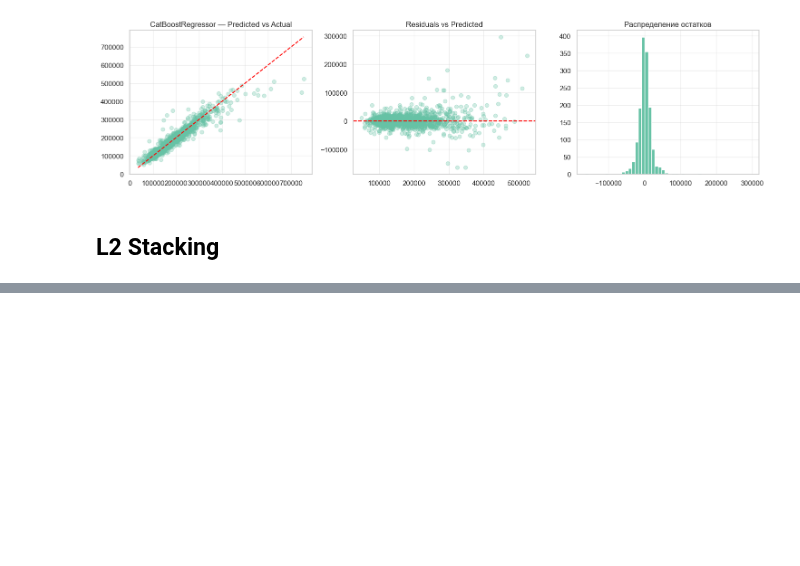
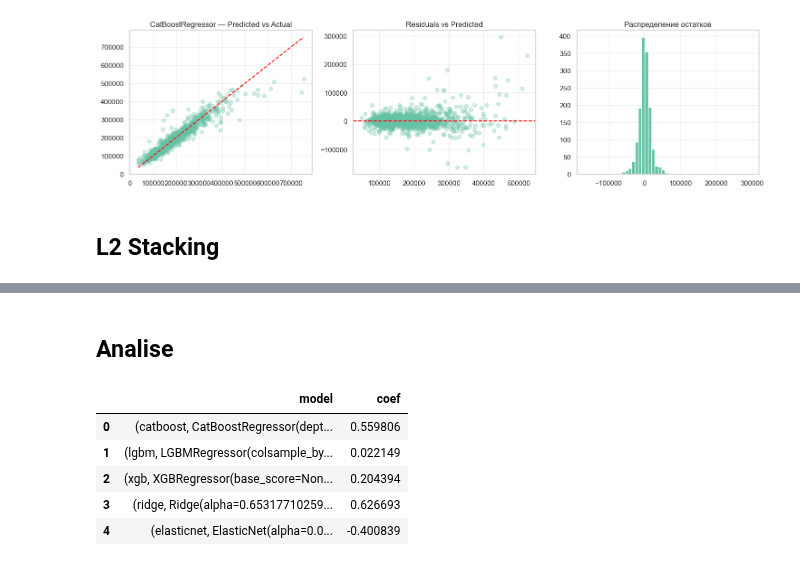
Before and after one commit to fenderfeniks/Kaggle-House-Prices-Top5-result, a Jupyter notebook: notebooks/Modeling.ipynb, the cells around one changed output, grey strips where cells are left out. Cells and saved outputs as stored; diff of their text form; code cells hidden in the pictures; blank space fills up the shorter version.

Commit message:
Fix missing files features+modeling, Start documentation + checked 3models stacking

```diff
--- a/notebooks/Modeling.ipynb
+++ b/notebooks/Modeling.ipynb
@@ -157,7 +161,7 @@ for model in models:
                                               cv_folds=10
                                              )
 
-    visualise_mistakes(model, y_true, y_pred, residuals)
+    visualise_mistakes(model, y_train, y_pred, residuals)
 # %% [output]
 2026/06/13 05:09:52 WARNING mlflow.models.model: `artifact_path` is deprecated. Please use `name` instead.
 2026/06/13 05:09:52 WARNING mlflow.sklearn: Saving scikit-learn models in the pickle or cloudpickle format requires exercising caution because these formats rely on Python's object serialization mecha ...
@@ -200,7 +204,7 @@ for model in models:
                                               cv_folds=10
                                              )
 
-    visualise_mistakes(model, y_true, y_pred, residuals)
+    visualise_mistakes(model, y_train, y_pred, residuals)
 # %% [output]
 LGBMRegressor RMSE: 0.1300
 2026/06/13 05:10:36 WARNING mlflow.models.model: `artifact_path` is deprecated. Please use `name` instead.
@@ -241,8 +245,8 @@ study_ridge = run_optuna(Ridge, X_train, y_train, n_trials=50)
 Best RMSE: 0.1250
 Best params: {'alpha': 0.6531771025930252}
 # %%
-# ridge_best_pararms = {'alpha': 0.6531771025930252}
-ridge_best_pararms = study_ridge.best_params
+ridge_best_pararms = {'alpha': 0.6531771025930252}
+# ridge_best_pararms = study_ridge.best_params
 # %%
 ridge = Ridge(**ridge_best_pararms)
 model, pipe, y_pred, residuals = model_train(model=ridge,
@@ -599 +603,26 @@ Best meta params: {'alpha': 2.4490264704858276}
 ... (4 outputs left out)
+# %%
+l1_models = [
+    ('catboost', CatBoostRegressor(**catboost_best_params, verbose=0), catboost_best_params),
+    # ('lgbm',     lgb.LGBMRegressor(**lgbm_best_params, verbose=-1),         lgbm_best_params),
+    ('xgb',      XGBRegressor(**xgb_best_params, verbosity=0),           xgb_best_params),
+    ('ridge',    Ridge(**ridge_best_pararms),                ridge_best_pararms),
+    # ('elasticnet', ElasticNet(**elasticnet_best_pararms),         elasticnet_best_pararms),
+]
+
+y_test_pred, meta_model, oof_preds, test_preds = run_stacking(
+    l1_models=l1_models,
+    X_train=X_train,
+    y_train=y_train,
+    X_test=X_test,
+    cv=10,
+    tune_meta=True,
+    n_trials=50
+)
+
+# сабмит
+submission = pd.DataFrame({
+    'Id': test_ids,
+    'SalePrice': y_test_pred
+})
+submission.to_csv(f'{OUTPUT_DIR}/submission.csv', index=False)
@@ -599,0 +668,2 @@ Best meta params: {'alpha': 2.4490264704858276}
+# %% [markdown]
+## Analise
@@ -599,0 +672,13 @@ Best meta params: {'alpha': 2.4490264704858276}
+# %%
+stacking_weights = pd.DataFrame({
+    'model': l1_models,
+    'coef': meta_model.coef_,
+})
+stacking_weights
+# %% [output]
+|  | model | coef |
+| 0 | (catboost, CatBoostRegressor(dept... | 0.559806 |
+| 1 | (lgbm, LGBMRegressor(colsample_by... | 0.022149 |
+| 2 | (xgb, XGBRegressor(base_score=Non... | 0.204394 |
+| 3 | (ridge, Ridge(alpha=0.65317710259... | 0.626693 |
+| 4 | (elasticnet, ElasticNet(alpha=0.0... | -0.400839 |
```
Also changed, not shown: parts of 24 cells of this notebook, 9 other files.
